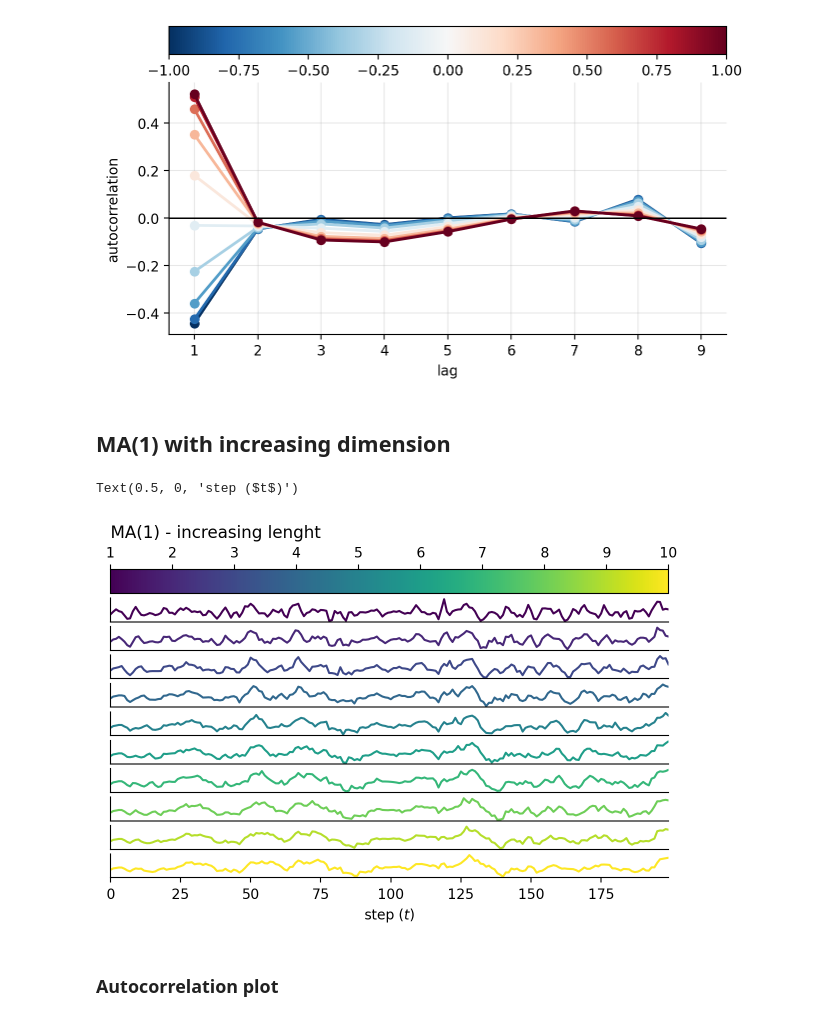
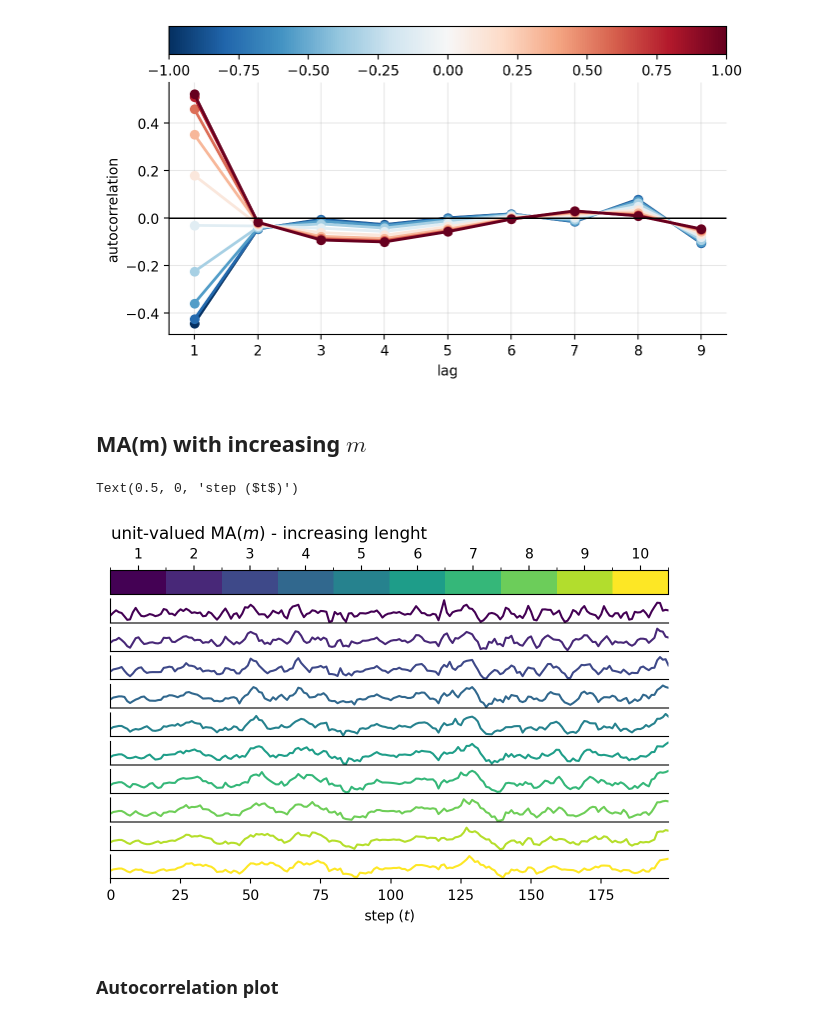
Before and after one commit to gerdm/filtering-notes, a Jupyter notebook: 02-state-space-models/arma-ssm.ipynb, the cells around one changed output. Cells and saved outputs as stored; diff of their text form; code cells hidden in the pictures.

```diff
--- a/02-state-space-models/arma-ssm.ipynb
+++ b/02-state-space-models/arma-ssm.ipynb
@@ -115,16 +124,16 @@ def build_ma_components(H_ma):
 # %% [markdown]
 ### Building blocks
 # %%
-A = jnp.array([1.0, 1.0, 1.0, 1.0, 1.0])[None, :]
+A = jnp.array([1.0, 1.0, 1.0, 1.0, 1.0])
 
-F_ma, Tm = build_ma_components(A)
+H_ma, F_ma, Tm = init_ma_components(A)
 # %% [markdown]
 ### Sampling
 # %%
 n_steps = 100
 key = jax.random.PRNGKey(3141)
 R = jnp.eye(1) * 0.1 ** 2 # measurement noise
-hist = run_ssm(key, F_ma, A, Tm, R, n_steps)
+hist = run_ssm(key, F_ma, H_ma, Tm, R, n_steps)
 # %%
 plt.plot(hist["y"], c="black", marker="o")
 plt.grid(alpha=0.3)
@@ -149,8 +158,7 @@ n_steps = 200
 H_ma_values = jnp.linspace(-1, 1, n_values)
 
 for b in H_ma_values:
-    H_ma = jnp.array([b])
-    F_ma, T_m = build_ma_components(H_ma)
+    H_ma, F_ma, T_m = init_ma_components(b)
     hist = run_ssm(key, F_ma, H_ma, T_m, R, n_steps)
     ma_sims[float(b)] = hist["y"]
 ma_sims = pd.DataFrame(ma_sims)
@@ -211,7 +219,7 @@ ax.set_ylabel("autocorrelation")
 Text(0, 0.5, 'autocorrelation')
 [figure]
 # %% [markdown]
-## MA(1) with increasing dimension
+## MA(m) with increasing $m$
 # %%
 n_values = 10
 ma_sims = {}
@@ -220,38 +228,39 @@ n_steps = 200
 H_ma_lenghts = jnp.arange(n_values) + 1
 b = 1.0
 for ell in H_ma_lenghts:
-    H_ma = jnp.ones(ell) * b
-    F_ma, T_m = build_ma_components(H_ma)
+    b_terms = jnp.ones(ell) * b
+    H_ma, F_ma, T_m = init_ma_components(b_terms)
     hist = run_ssm(key, F_ma, H_ma, T_m, R, n_steps)
     ma_sims[int(ell)] = hist["y"]
 ma_sims = pd.DataFrame(ma_sims)
 # %%
 fig = plt.figure()
 gs = GridSpec(n_values + 1, 1)
 
+ax_cbar = fig.add_subplot(gs[0])
+
 cmap = plt.cm.viridis
-mappable = create_cbar_mappable(cmap, H_ma_lenghts.min(), H_ma_lenghts.max())
-
-ax_cbar = fig.add_subplot(gs[0])
+mappable, ticks = create_cbar_discrete_mappable(cmap, H_ma_lenghts)
 cbar = plt.colorbar(mappable, cax=ax_cbar, orientation="horizontal")
-ax_cbar.tick_params(top=True, labeltop=True, bottom=False, labelbottom=False)
-ax_cbar.set_title("MA(1) - increasing lenght", loc="left")
+ax_cbar.set_title("unit-valued MA($m$) - increasing lenght", loc="left")
+cbar.set_ticks(ticks, labels=H_ma_lenghts)
+ax_cbar.xaxis.set_ticks_position("top")
 
 colors = cmap(jnp.linspace(0, 1, n_values))
 for i, (c, b) in enumerate(zip(colors, ma_sims)):
     ax = fig.add_subplot(gs[i+1])
 
     ax.set_yticks([])
     ax.plot(ma_sims[b], c=c)
     ax.set_xlim(0, n_steps-1)
     if i != n_values-1:
         ax.set_xticks([])
 
 ax.set_xlabel("step ($t$)")
 # plt.savefig("ma1-sample.png", dpi=300, bbox_inches="tight")
 # %% [output]
 Text(0.5, 0, 'step ($t$)')
-[figure, old version]
+[figure, new version]
 # %% [markdown]
 ### Autocorrelation plot
 # %%
```
Also changed, not shown: parts of 20 cells of this notebook.
